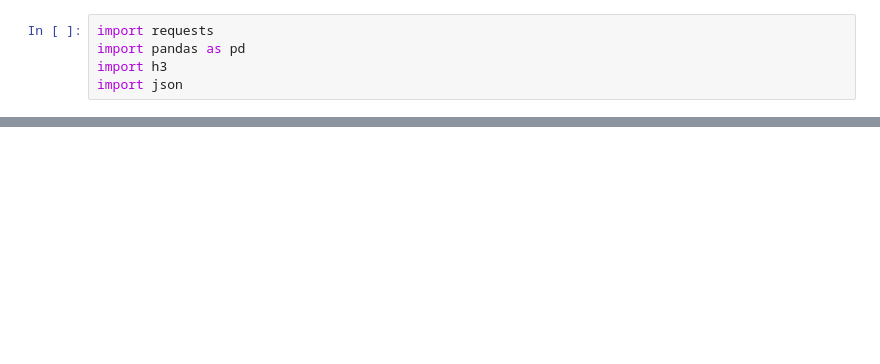
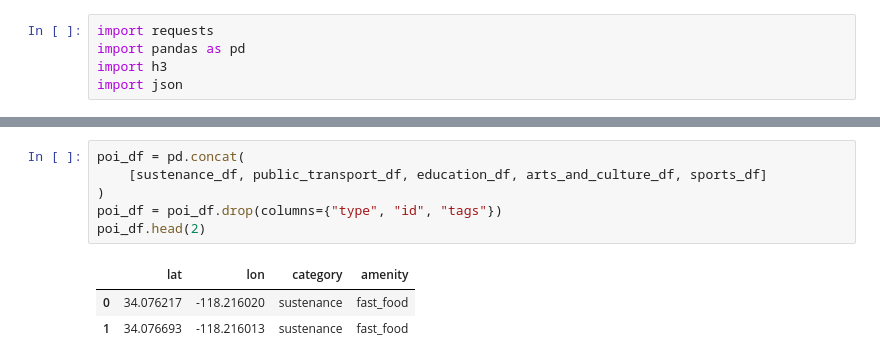
Before and after one commit to katekuian/aa_2021_magma, a Jupyter notebook: 01_data_collection_and_preparation/04_pois.ipynb, the cells around one changed output, grey strips where cells are left out. Cells and saved outputs as stored; diff of their text form; blank space fills up the shorter version.

```diff
--- a/01_data_collection_and_preparation/04_pois.ipynb
+++ b/01_data_collection_and_preparation/04_pois.ipynb
@@ -259,0 +115,10 @@ trips_df.to_pickle('../00_data/trips.pkl')
+# %%
+poi_df = pd.concat(
+    [sustenance_df, public_transport_df, education_df, arts_and_culture_df, sports_df]
+)
+poi_df = poi_df.drop(columns={"type", "id", "tags"})
+poi_df.head(2)
+# %% [output]
+|  | lat | lon | category | amenity |
+| 0 | 34.076217 | -118.216020 | sustenance | fast_food |
+| 1 | 34.076693 | -118.216013 | sustenance | fast_food |
```
Also changed, not shown: parts of 49 cells of this notebook.
